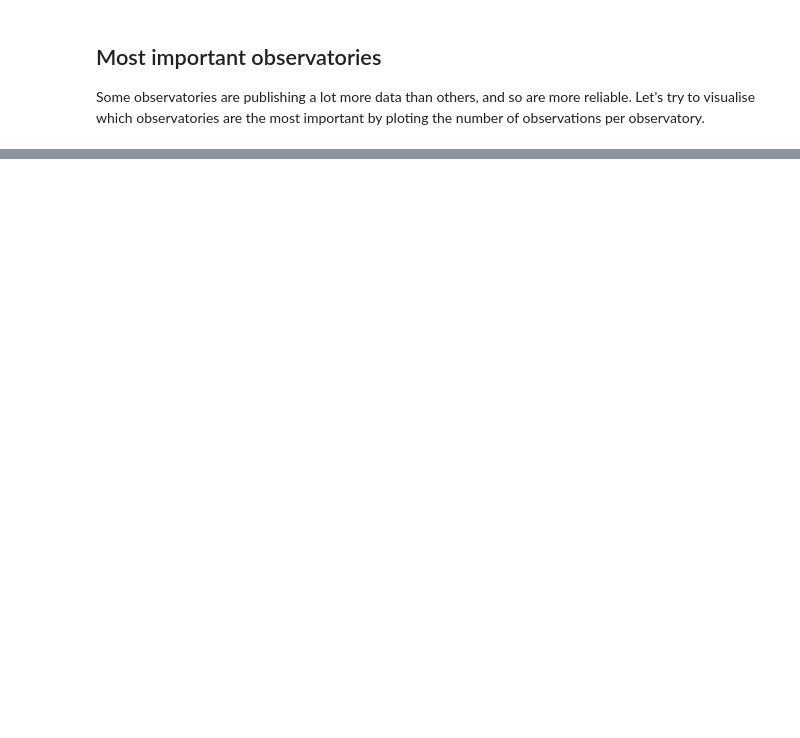
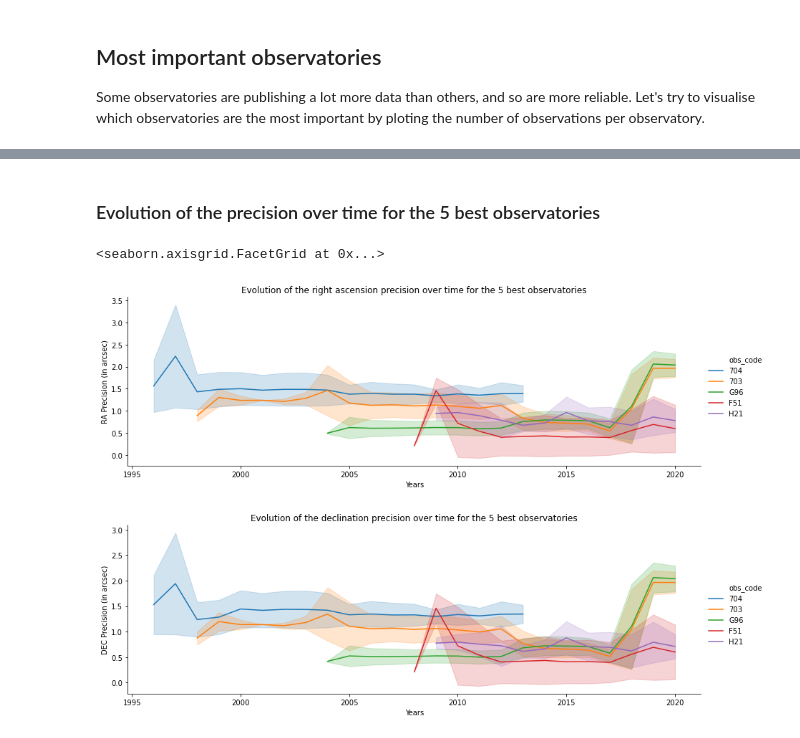
Before and after one commit to Keith-Maxwell/DynAstVO-Stats, a Jupyter notebook: Visualisation_DynAstVO.ipynb, the cells around one changed output, grey strips where cells are left out. Drawn from its saved outputs; the diff is of its cells as text; code cells hidden in the pictures; blank space fills up the shorter version.

```diff
--- a/Visualisation_DynAstVO.ipynb
+++ b/Visualisation_DynAstVO.ipynb
@@ -94,0 +111,14 @@ We can notice that the observatory G96 is the greatest contributor. This code co
+# %% [markdown]
+### Evolution of the precision over time for the 5 best observatories
+# %%
+ax = sns.relplot(x='year', y='RA_precision', kind="line", ci="sd", hue='obs_code',
+                 data=OSdata[(OSdata['obs_code'].isin(BEST_OBS_LIST[:5])) & (OSdata['year'] >= 1995)], height=4, aspect=3)
+ax.set(xlabel='Years', ylabel='RA Precision (in arcsec)', title='Evolution of the right ascension precision over time for the 5 best observatories')
+
+ax = sns.relplot(x='year', y='DEC_precision', kind="line", ci="sd", hue='obs_code',
+                 data=OSdata[(OSdata['obs_code'].isin(BEST_OBS_LIST[:5])) & (OSdata['year'] >= 1995)], height=4, aspect=3)
+ax.set(xlabel='Years', ylabel='DEC Precision (in arcsec)', title='Evolution of the declination precision over time for the 5 best observatories')
+# %% [output]
+<seaborn.axisgrid.FacetGrid at 0x...>
+[figure, added]
+[figure, added]
```
Also changed, not shown: parts of 9 cells of this notebook, 4 other files.
